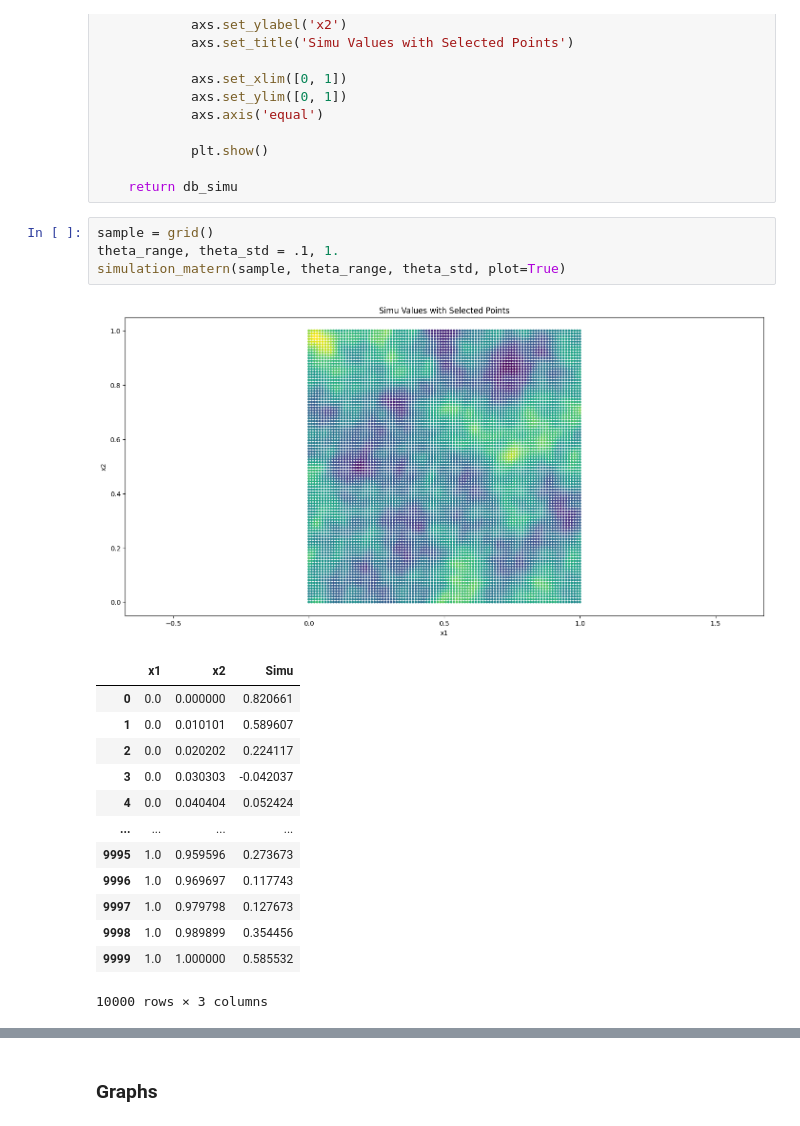
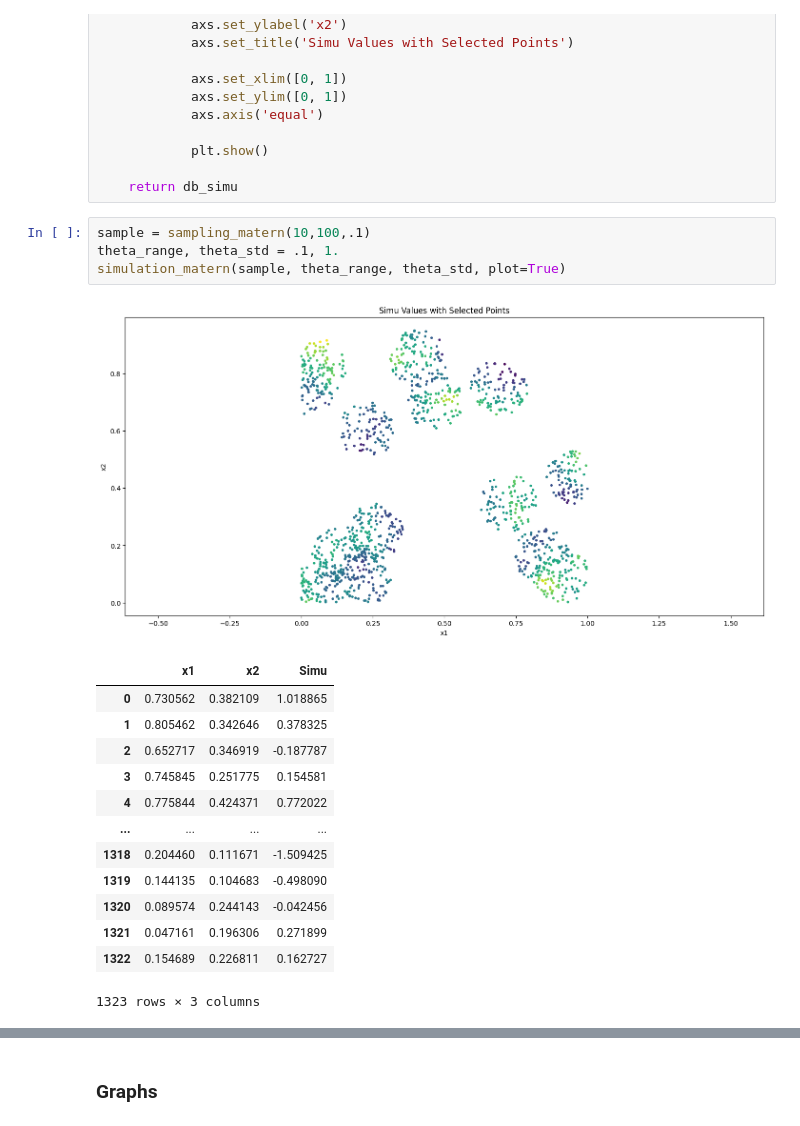
Before and after one commit to DarenXL/Neural_ST_inference, a Jupyter notebook: Code GNN/Amortized_Methods_Geostatistics-NoDeepset.ipynb, the cells around one changed output, grey strips where cells are left out. Drawn from its saved outputs; the diff is of its cells as text.

```diff
--- a/Code GNN/Amortized_Methods_Geostatistics-NoDeepset.ipynb
+++ b/Code GNN/Amortized_Methods_Geostatistics-NoDeepset.ipynb
@@ -135,21 +137,21 @@ def simulation_matern(sample, theta_range, theta_std, plot=False):
 
     return db_simu
 # %%
-sample = grid()
+sample = sampling_matern(10,100,.1)
 theta_range, theta_std = .1, 1.
 simulation_matern(sample, theta_range, theta_std, plot=True)
 # %% [output]
-[figure, old version]
+[figure, new version]
 |  | x1 | x2 | Simu |
-| 0 | 0.0 | 0.000000 | 0.820661 |
-| 1 | 0.0 | 0.010101 | 0.589607 |
-| 2 | 0.0 | 0.020202 | 0.224117 |
-| 3 | 0.0 | 0.030303 | -0.042037 |
-| 4 | 0.0 | 0.040404 | 0.052424 |
+| 0 | 0.730562 | 0.382109 | 1.018865 |
+| 1 | 0.805462 | 0.342646 | 0.378325 |
+| 2 | 0.652717 | 0.346919 | -0.187787 |
+| 3 | 0.745845 | 0.251775 | 0.154581 |
+| 4 | 0.775844 | 0.424371 | 0.772022 |
 | ... | ... | ... | ... |
-| 9995 | 1.0 | 0.959596 | 0.273673 |
-| 9996 | 1.0 | 0.969697 | 0.117743 |
-| 9997 | 1.0 | 0.979798 | 0.127673 |
-| 9998 | 1.0 | 0.989899 | 0.354456 |
-| 9999 | 1.0 | 1.000000 | 0.585532 |
+| 1318 | 0.204460 | 0.111671 | -1.509425 |
+| 1319 | 0.144135 | 0.104683 | -0.498090 |
+| 1320 | 0.089574 | 0.244143 | -0.042456 |
+| 1321 | 0.047161 | 0.196306 | 0.271899 |
+| 1322 | 0.154689 | 0.226811 | 0.162727 |
-10000 rows × 3 columns
+1323 rows × 3 columns
```
Also changed, not shown: parts of 21 cells of this notebook.
